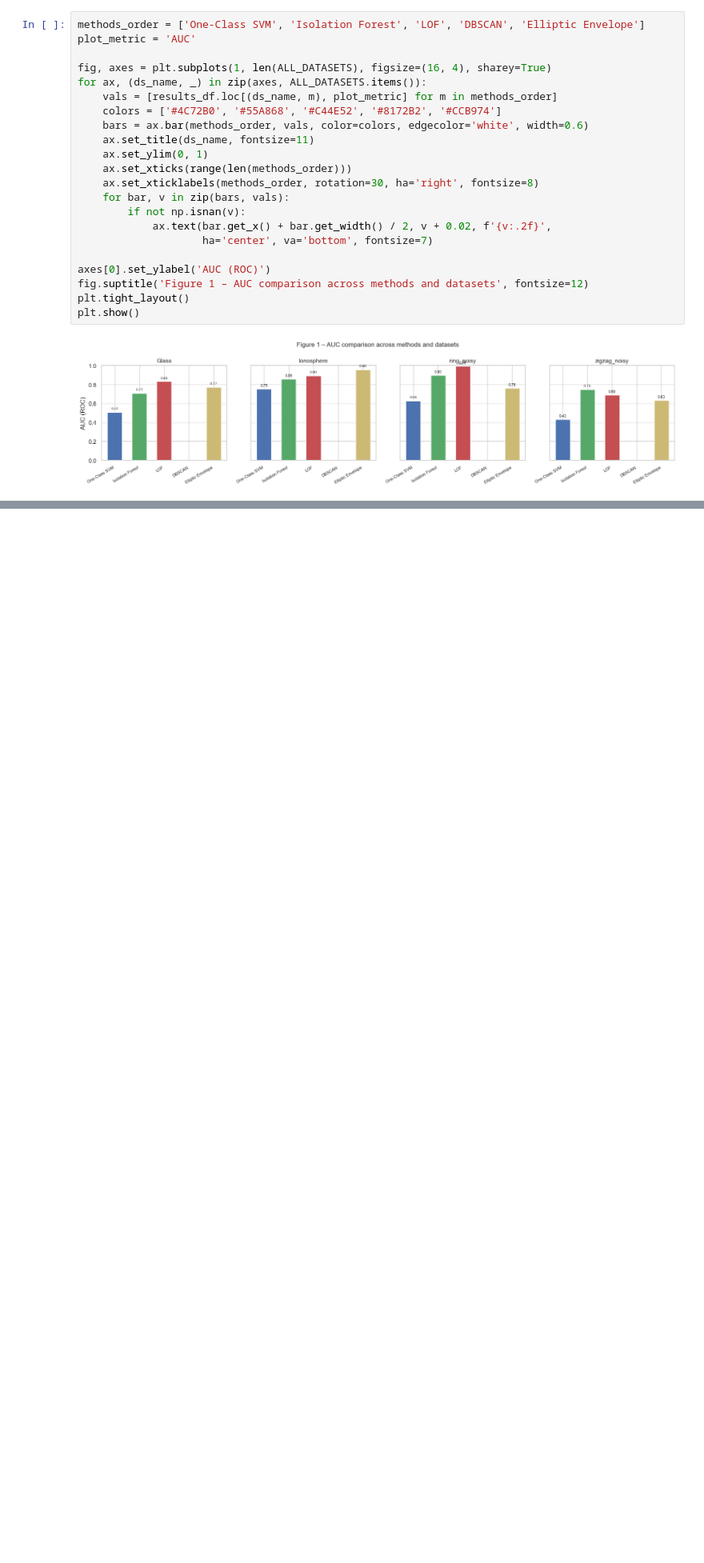
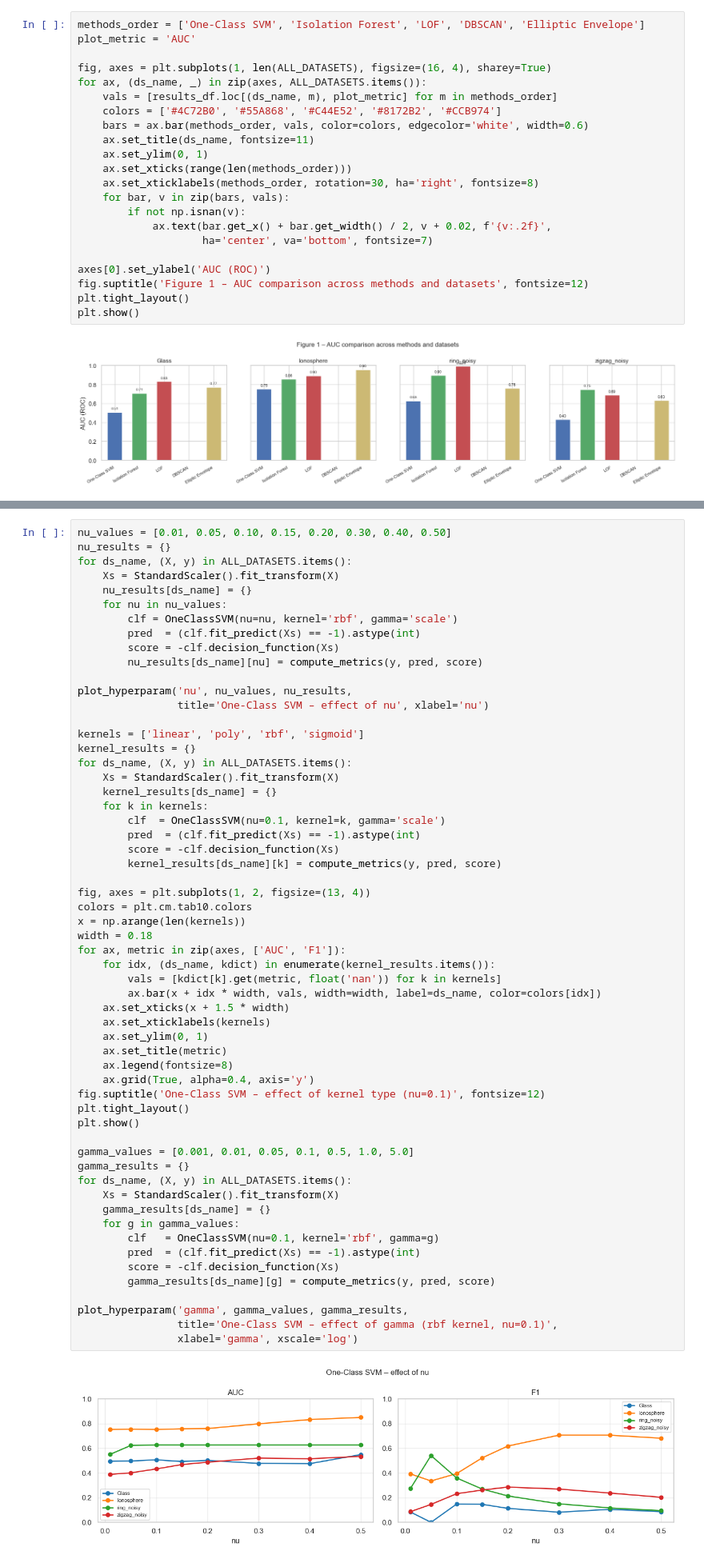
Before and after one commit to annaostrowska03/anomaly-detection-benchmark, a Jupyter notebook: notebooks/01_data_exploration.ipynb, the cells around one changed output, grey strips where cells are left out. Shown at 80% size. Cells and saved outputs as stored; diff of their text form; blank space fills up the shorter version.

```diff
--- a/notebooks/01_data_exploration.ipynb
+++ b/notebooks/01_data_exploration.ipynb
@@ -390,0 +420,60 @@ plt.show()
+# %%
+nu_values = [0.01, 0.05, 0.10, 0.15, 0.20, 0.30, 0.40, 0.50]
+nu_results = {}
+for ds_name, (X, y) in ALL_DATASETS.items():
+    Xs = StandardScaler().fit_transform(X)
+    nu_results[ds_name] = {}
+    for nu in nu_values:
+        clf = OneClassSVM(nu=nu, kernel='rbf', gamma='scale')
+        pred  = (clf.fit_predict(Xs) == -1).astype(int)
+        score = -clf.decision_function(Xs)
+        nu_results[ds_name][nu] = compute_metrics(y, pred, score)
+
+plot_hyperparam('nu', nu_values, nu_results,
+                title='One-Class SVM – effect of nu', xlabel='nu')
+
+kernels = ['linear', 'poly', 'rbf', 'sigmoid']
+kernel_results = {}
+for ds_name, (X, y) in ALL_DATASETS.items():
+    Xs = StandardScaler().fit_transform(X)
+    kernel_results[ds_name] = {}
+    for k in kernels:
+        clf  = OneClassSVM(nu=0.1, kernel=k, gamma='scale')
+        pred  = (clf.fit_predict(Xs) == -1).astype(int)
+        score = -clf.decision_function(Xs)
+        kernel_results[ds_name][k] = compute_metrics(y, pred, score)
+
+fig, axes = plt.subplots(1, 2, figsize=(13, 4))
+colors = plt.cm.tab10.colors
+x = np.arange(len(kernels))
+width = 0.18
+for ax, metric in zip(axes, ['AUC', 'F1']):
+    for idx, (ds_name, kdict) in enumerate(kernel_results.items()):
+        vals = [kdict[k].get(metric, float('nan')) for k in kernels]
+        ax.bar(x + idx * width, vals, width=width, label=ds_name, color=colors[idx])
+    ax.set_xticks(x + 1.5 * width)
+    ax.set_xticklabels(kernels)
+    ax.set_ylim(0, 1)
+    ax.set_title(metric)
+    ax.legend(fontsize=8)
+    ax.grid(True, alpha=0.4, axis='y')
+fig.suptitle('One-Class SVM – effect of kernel type (nu=0.1)', fontsize=12)
+plt.tight_layout()
+plt.show()
+
+gamma_values = [0.001, 0.01, 0.05, 0.1, 0.5, 1.0, 5.0]
+gamma_results = {}
+for ds_name, (X, y) in ALL_DATASETS.items():
+    Xs = StandardScaler().fit_transform(X)
+    gamma_results[ds_name] = {}
+    for g in gamma_values:
+        clf   = OneClassSVM(nu=0.1, kernel='rbf', gamma=g)
+        pred  = (clf.fit_predict(Xs) == -1).astype(int)
+        score = -clf.decision_function(Xs)
+        gamma_results[ds_name][g] = compute_metrics(y, pred, score)
+
+plot_hyperparam('gamma', gamma_values, gamma_results,
+                title='One-Class SVM – effect of gamma (rbf kernel, nu=0.1)',
+                xlabel='gamma', xscale='log')
+# %% [output]
+[figure, added]
```
Also changed, not shown: parts of 4 cells of this notebook.
